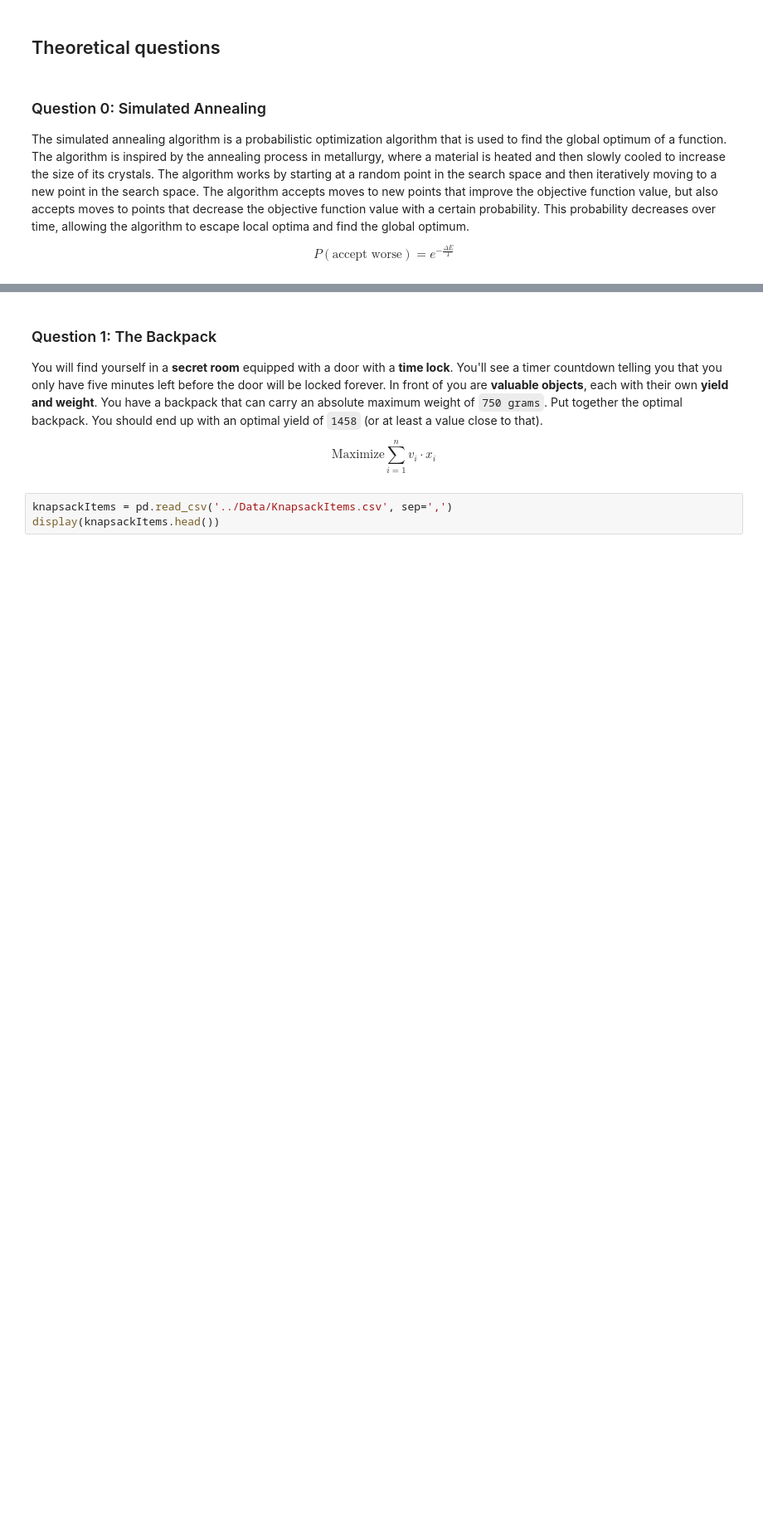
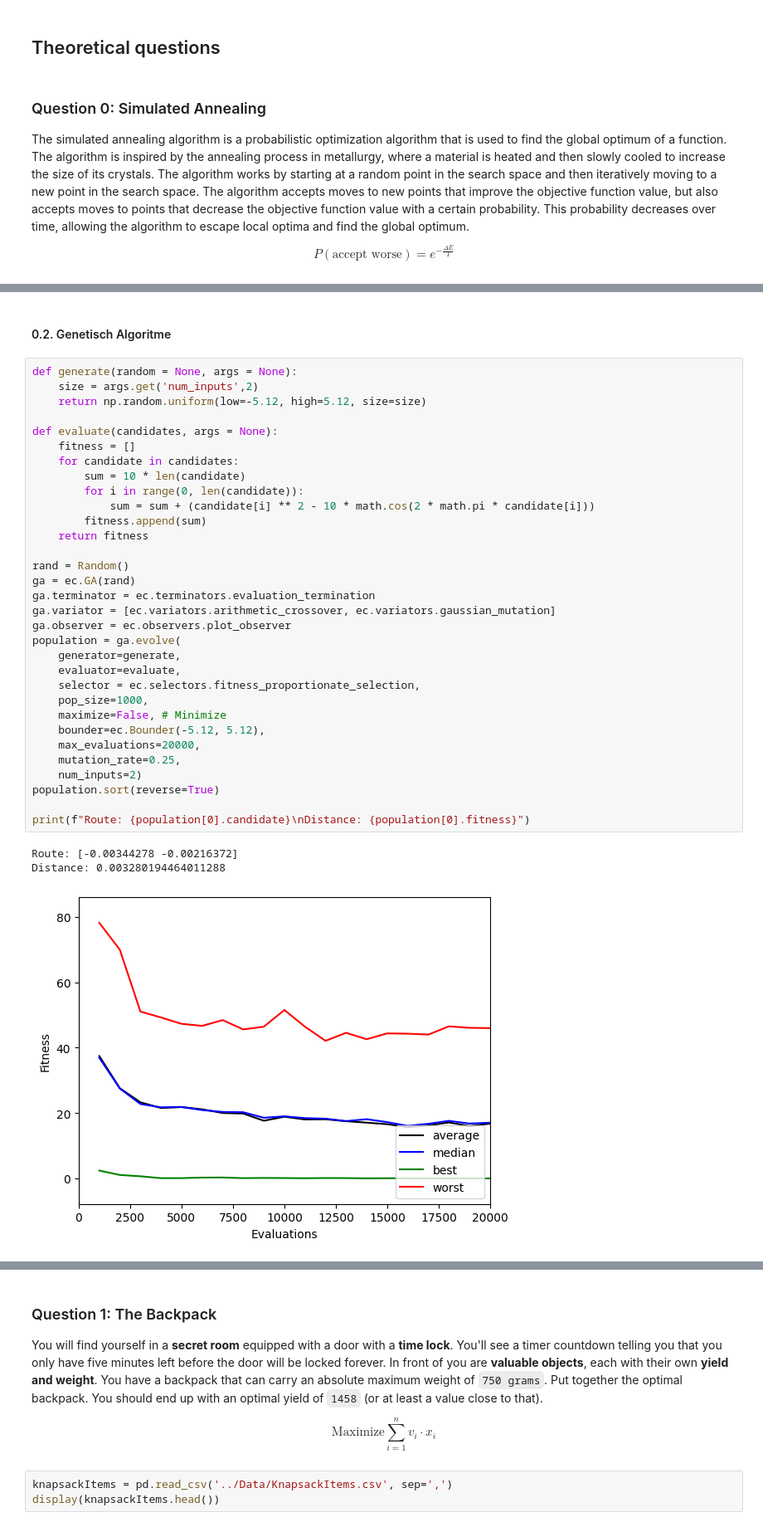
Before and after one commit to EliasDeHondt/DataScience2, a Jupyter notebook: W23P4-W24P4/Exercises Meta Heuristics.ipynb, the cells around one changed output, grey strips where cells are left out. Shown at 83% size. Cells and saved outputs as stored; diff of their text form; blank space fills up the shorter version.

```diff
--- a/W23P4-W24P4/Exercises Meta Heuristics.ipynb
+++ b/W23P4-W24P4/Exercises Meta Heuristics.ipynb
@@ -77,3 +80,41 @@ Distance: 0.005453844800690888
+# %% [markdown]
+#### 0.2. Genetisch Algoritme
+# %%
+def generate(random = None, args = None):
+    size = args.get('num_inputs',2)
+    return np.random.uniform(low=-5.12, high=5.12, size=size)
+
+def evaluate(candidates, args = None):
+    fitness = []
+    for candidate in candidates:
+        sum = 10 * len(candidate)
+        for i in range(0, len(candidate)):
+            sum = sum + (candidate[i] ** 2 - 10 * math.cos(2 * math.pi * candidate[i]))
+        fitness.append(sum)
+    return fitness
+
+rand = Random()
+ga = ec.GA(rand)
+ga.terminator = ec.terminators.evaluation_termination
+ga.variator = [ec.variators.arithmetic_crossover, ec.variators.gaussian_mutation]
+ga.observer = ec.observers.plot_observer
+population = ga.evolve(
+    generator=generate,
+    evaluator=evaluate,
+    selector = ec.selectors.fitness_proportionate_selection,
+    pop_size=1000,
+    maximize=False, # Minimize
+    bounder=ec.Bounder(-5.12, 5.12),
+    max_evaluations=20000,
+    mutation_rate=0.25,
+    num_inputs=2)
+population.sort(reverse=True)
+
+print(f"Route: {population[0].candidate}\nDistance: {population[0].fitness}")
+# %% [output]
+Route: [-0.00344278 -0.00216372]
+Distance: 0.003280194464011288
+[figure, added]
 # %% [markdown]
 ### Question 0: Traveling Salesman
 The traveling salesman problem (TSP) is a classic optimization problem where the goal is to determine the shortest tour of a collection of `n` "cities" (i.e. nodes), visiting each city exactly once and returning to the starting city. The distance between each pair of cities is known, and the goal is to find the shortest possible tour that visits each city exactly once and returns to the starting city.
```
Also changed, not shown: parts of 27 cells of this notebook, 3 other files.
